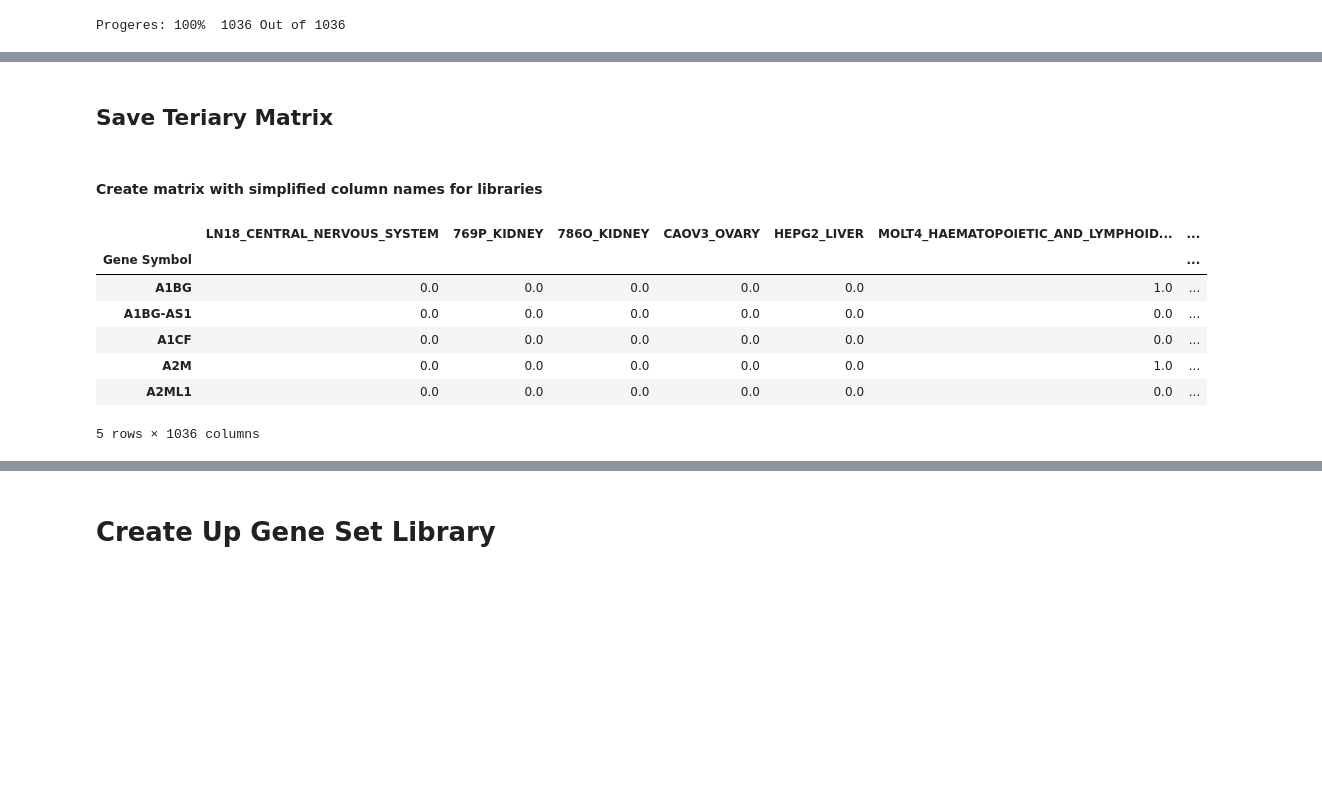
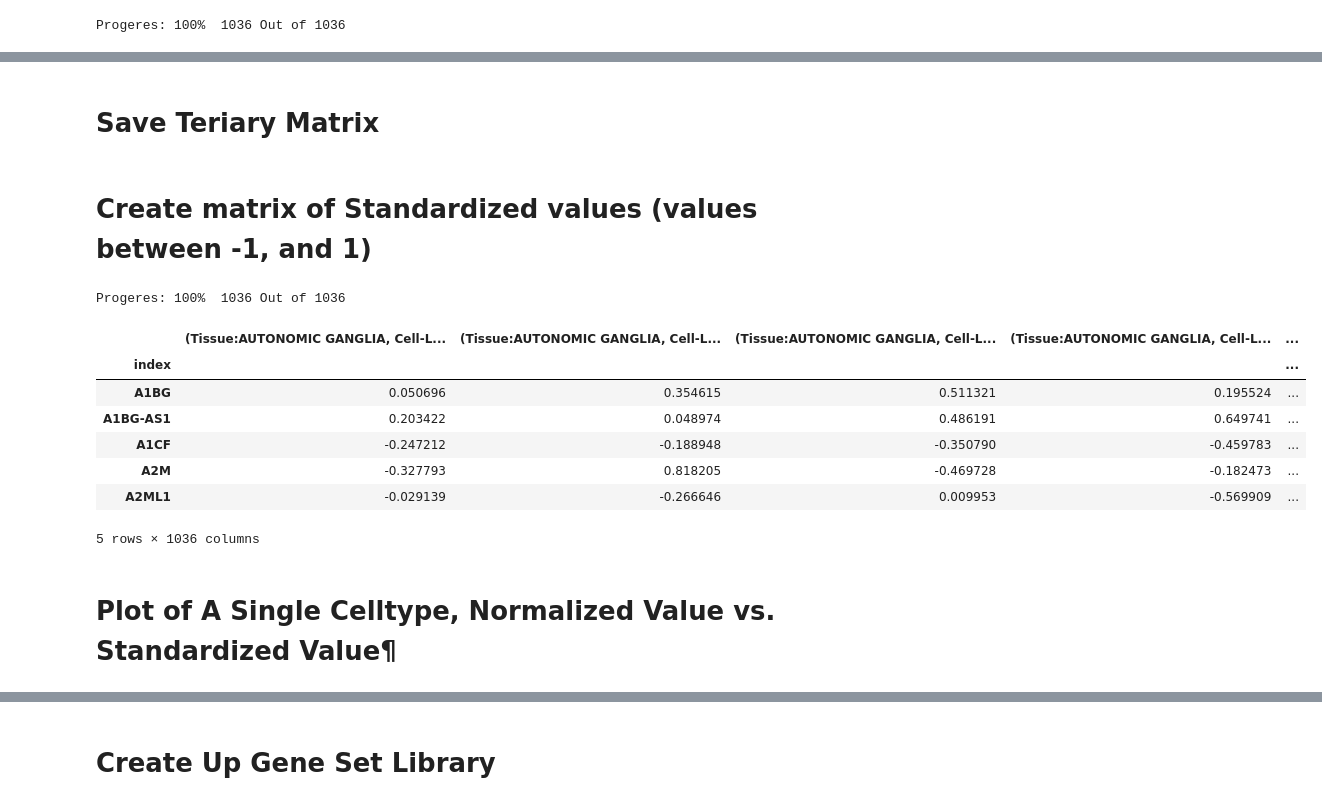
Before and after one commit to MaayanLab/HarmonizomePythonScripts, a Jupyter notebook: CCLE/Cancer Cell Line Encyclopedia (CCLE).ipynb, the cells around one changed output, grey strips where cells are left out. Drawn from its saved outputs; the diff is of its cells as text; code cells hidden in the pictures; blank space fills up the shorter version.

```diff
--- a/CCLE/Cancer Cell Line Encyclopedia (CCLE).ipynb
+++ b/CCLE/Cancer Cell Line Encyclopedia (CCLE).ipynb
@@ -52,0 +135,2 @@ matrix.head()
+# %%
+normalized_matrix.index = genes
@@ -63,5 +157,5 @@ matrix.head()
 # %% [markdown]
 # Merge Duplicate Genes By Rows
 # %%
-matrix = mf.merge(matrix, 'row', 'mean')
+normalized_matrix = mf.merge(normalized_matrix, 'row', 'mean')
 # %%
@@ -135,22 +164,0 @@ normalized_matrix.head()
-# %%
-lst = []
-
-for i,col in enumerate(matrix.columns):
-
-    col = col.split('.')[0]
-
-    progressPercent = ((i+1)/len(matrix.columns))*100
-
-    sys.stdout.write("Progress: %d%%  %d Out of %d   \r" % (progressPercent, (i+1), len(matrix.columns)))
-    sys.stdout.flush()
-
-
-    tissue = 'Tissue:'+(' ').join(col.split('_')[1:])
-    cellline = 'Cell-Line:'+col.split('_')[0]
-    gender = 'Gender:'+str(sample_meta.ix[col, 'Gender'])
-    histology = 'Histology:'+sample_meta.ix[col, 'Histology'].upper()
-
-    lst.append(tuple((tissue, cellline, gender, histology)))
-
-
-matrix.columns = lst
@@ -262,9 +258,7 @@ tertiary_matrix.head()
 | A2ML1 | 0.0 | 0.0 | 0.0 | 0.0 | ... |
 5 rows × 1036 columns
 # %% [markdown]
-## Save Teriary Matrix
+# Save Teriary Matrix
 # %%
 filename = '~/./Documents/Harmonizome/CCLE/Output/ccle_tertiary_matrix_%s.tsv.zip'% str(datetime.date.today())[0:7].replace('-', '_')
 tertiary_matrix.to_csv(filename, sep='\t', compression='gzip')
-# %% [markdown]
-#### Create matrix with simplified column names for libraries
@@ -278,11 +265,19 @@ tertiary_matrix_simple_col.columns = col.columns[2:]
+# %% [markdown]
+# Create matrix of Standardized values (values between -1, and 1)
+# %%
+standard_matrix = mf.createStandardizedMatix(normalized_matrix)
+# %% [output]
+Progeres: 100%  1036 Out of 1036
 # %%
-tertiary_matrix_simple_col.head()
+standard_matrix.head()
 # %% [output]
-|  | LN18_CENTRAL_NERVOUS_SYSTEM | 769P_KIDNEY | 786O_KIDNEY | CAOV3_OVARY | HEPG2_LIVER | MOLT4_HAEMATOPOIETIC_AND_LYMPHOID... | ... |
-| Gene Symbol |  |  |  |  |  |  | ... |
-| A1BG | 0.0 | 0.0 | 0.0 | 0.0 | 0.0 | 1.0 | ... |
-| A1BG-AS1 | 0.0 | 0.0 | 0.0 | 0.0 | 0.0 | 0.0 | ... |
-| A1CF | 0.0 | 0.0 | 0.0 | 0.0 | 0.0 | 0.0 | ... |
-| A2M | 0.0 | 0.0 | 0.0 | 0.0 | 0.0 | 1.0 | ... |
-| A2ML1 | 0.0 | 0.0 | 0.0 | 0.0 | 0.0 | 0.0 | ... |
+|  | (Tissue:AUTONOMIC GANGLIA, Cell-L... | (Tissue:AUTONOMIC GANGLIA, Cell-L... | (Tissue:AUTONOMIC GANGLIA, Cell-L... | (Tissue:AUTONOMIC GANGLIA, Cell-L... | ... |
+| index |  |  |  |  | ... |
+| A1BG | 0.050696 | 0.354615 | 0.511321 | 0.195524 | ... |
+| A1BG-AS1 | 0.203422 | 0.048974 | 0.486191 | 0.649741 | ... |
+| A1CF | -0.247212 | -0.188948 | -0.350790 | -0.459783 | ... |
+| A2M | -0.327793 | 0.818205 | -0.469728 | -0.182473 | ... |
+| A2ML1 | -0.029139 | -0.266646 | 0.009953 | -0.569909 | ... |
 5 rows × 1036 columns
+# %% [markdown]
+# Plot of A Single Celltype, Normalized Value vs. Standardized Value¶
```
Also changed, not shown: parts of 105 cells of this notebook, 1 other file.
